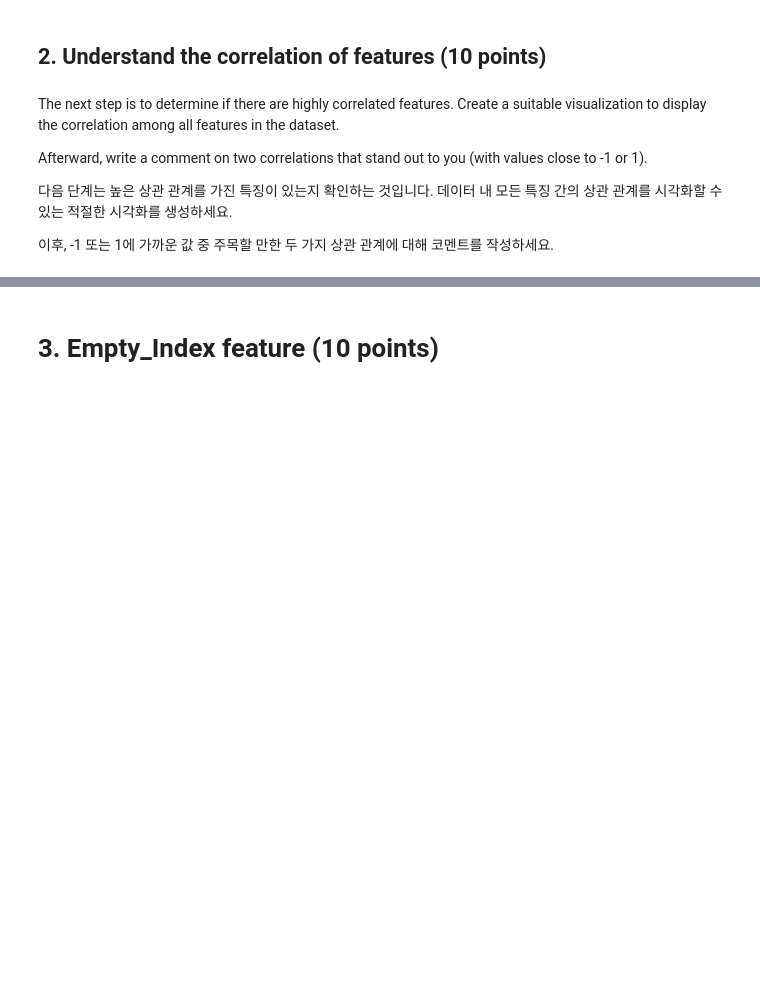
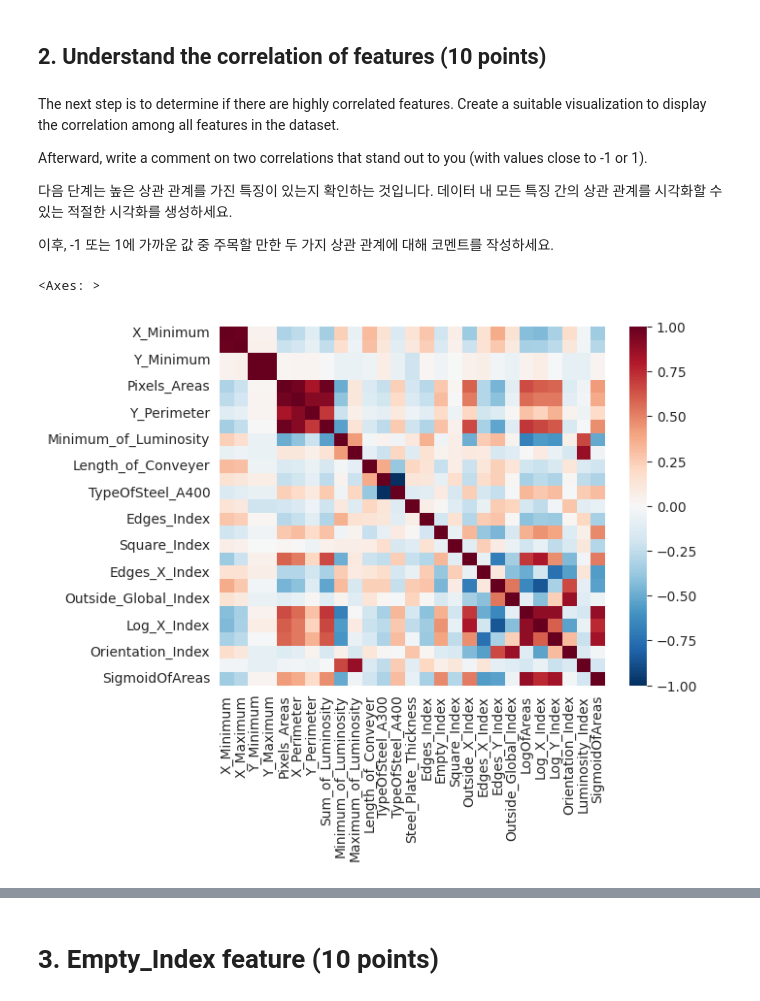
Before and after one commit to BBongjun/DataBase-Project, a Jupyter notebook: DAEM_Midterm_practical_test.ipynb, the cells around one changed output, grey strips where cells are left out. Cells and saved outputs as stored; diff of their text form; code cells hidden in the pictures; blank space fills up the shorter version.

```diff
--- a/DAEM_Midterm_practical_test.ipynb
+++ b/DAEM_Midterm_practical_test.ipynb
@@ -107,3 +110,11 @@ Afterward, write a comment on two correlations that stand out to you (with value
 다음 단계는 높은 상관 관계를 가진 특징이 있는지 확인하는 것입니다. 데이터 내 모든 특징 간의 상관 관계를 시각화할 수 있는 적절한 시각화를 생성하세요.
 
 이후, -1 또는 1에 가까운 값 중 주목할 만한 두 가지 상관 관계에 대해 코멘트를 작성하세요.
+# %%
+data_features_df = data.drop(columns='Class')
+corr_data = data_features_df.corr()
+# %%
+sns.heatmap(corr_data, cmap='RdBu_r')
+# %% [output]
+<Axes: >
+[figure, added]
```
Also changed, not shown: parts of 9 cells of this notebook.
